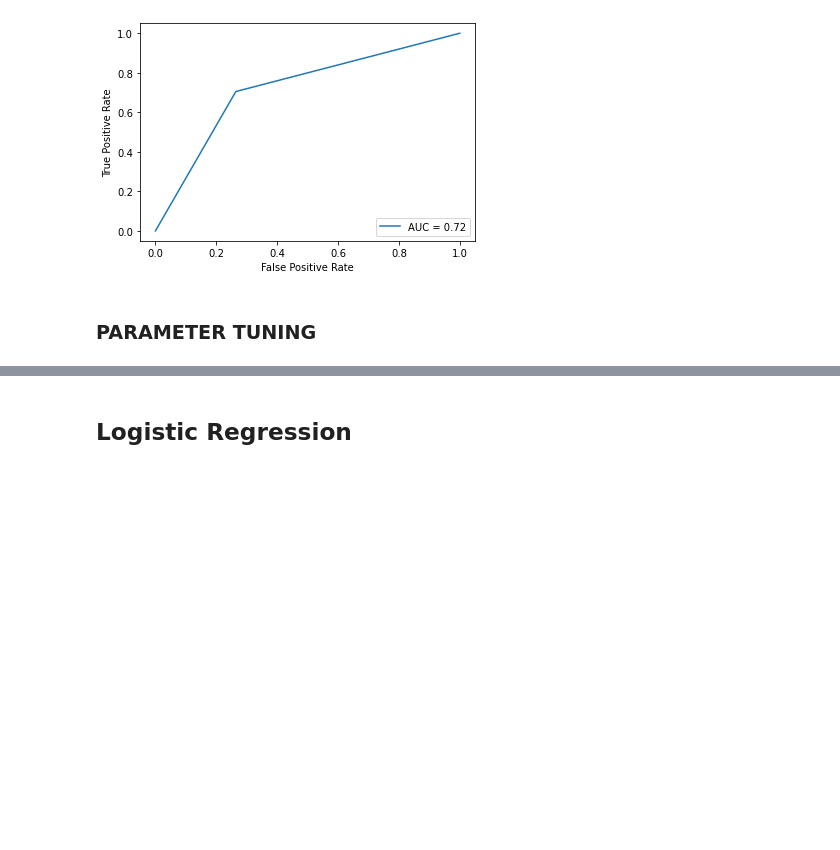
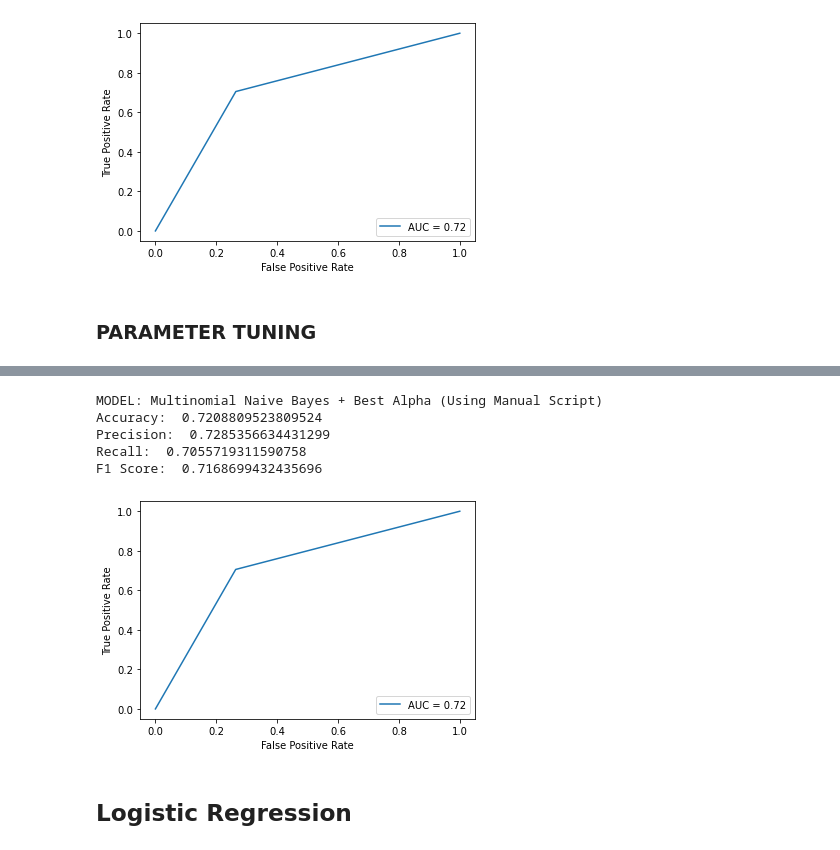
Before and after one commit to aryanbh11/sentiment-analysis-tweets, a Jupyter notebook: group144_other_algorithms.ipynb, the cells around one changed output, grey strips where cells are left out. Drawn from its saved outputs; the diff is of its cells as text; code cells hidden in the pictures; blank space fills up the shorter version.

```diff
--- a/group144_other_algorithms.ipynb
+++ b/group144_other_algorithms.ipynb
@@ -117,3 +136,29 @@ Fitting 5 folds for each of 38 candidates, totalling 190 fits
+# %%
+best_alpha = 0
+best_acc   = 0
+
+for alpha in alpha_vals:
+    curr_nb       = MultinomialNB(alpha=alpha).fit(X_train, y_train)
+    y_pred        = curr_nb.predict(X_test)
+    curr_accuracy = metrics.accuracy_score(y_test, y_pred)
+    if curr_accuracy > best_acc:
+        best_alpha = alpha
+        best_acc   = curr_accuracy
+# %%
+nb = MultinomialNB(alpha=best_alpha)
+
+with parallel_backend('threading'):
+    nb.fit(X_train, y_train)
+
+y_predict = nb.predict(X_test)
+evaluate(y_test, y_predict, 'Multinomial Naive Bayes + Best Alpha (Using Manual Script)')
+# %% [output]
+MODEL: Multinomial Naive Bayes + Best Alpha (Using Manual Script)
+Accuracy:  0.7208809523809524
+Precision:  0.7285356634431299
+Recall:  0.7055719311590758
+F1 Score:  0.7168699432435696
+[figure, added]
 # %% [markdown]
 ## Logistic Regression
 # %% [markdown]
```
Also changed, not shown: parts of 11 cells of this notebook, 1 other file.
